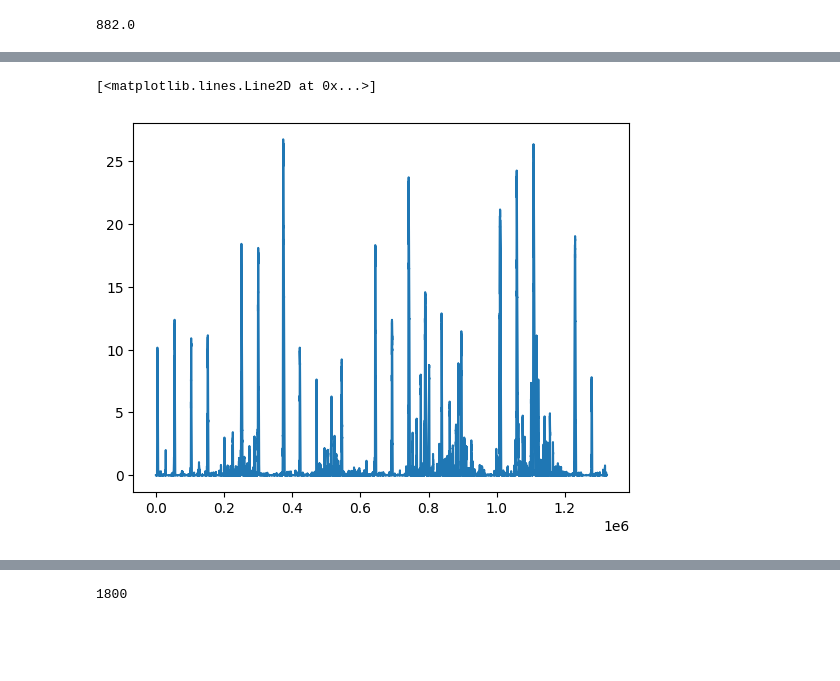
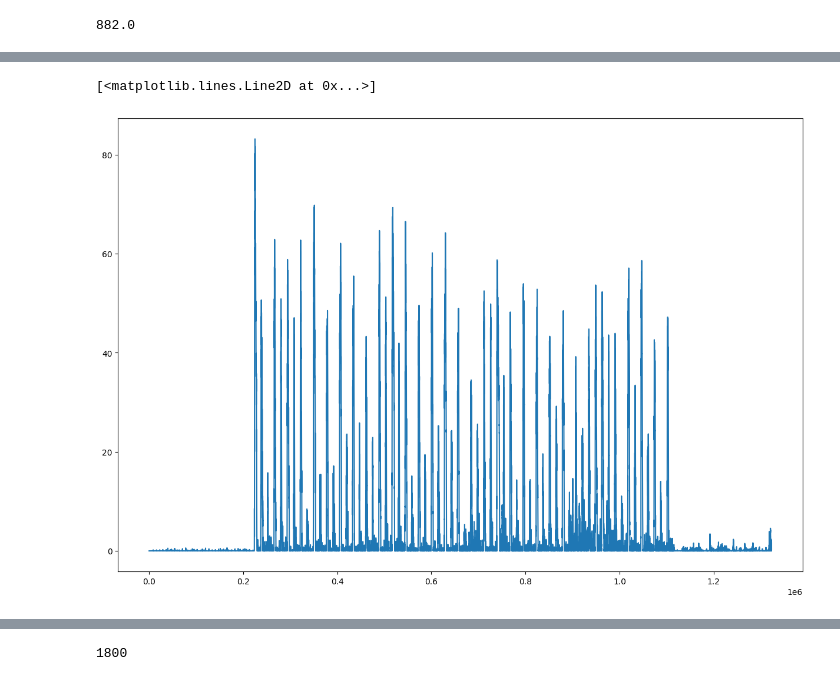
Before and after one commit to myprogrammerpersonality/RhythmMusicVisualizer, a Jupyter notebook: exp/main.ipynb, the cells around one changed output, grey strips where cells are left out. Cells and saved outputs as stored; diff of their text form; code cells hidden in the pictures; blank space fills up the shorter version.

```diff
--- a/exp/main.ipynb
+++ b/exp/main.ipynb
@@ -53,18 +80,23 @@ ax[2].legend()
 # %%
+fig, ax = plt.subplots(figsize=(15, 10))
+
 adj_val = 0
-back_rate = 0.01
+back_rate = 0.05
 new_vals = []
+last_max = 0
 
 for val in y_perc:
+    if val >= last_max:
+        last_max = val
     if val > 0:
         adj_val += val
     adj_val -= back_rate
     if adj_val < 0:
         adj_val = 0
     new_vals.append(adj_val)
+
+plt.plot(new_vals)
+# %% [output]
+[<matplotlib.lines.Line2D at 0x...>]
+[figure, added]
-# %%
-plt.plot(new_vals)
-# %% [output]
-[<matplotlib.lines.Line2D at 0x...>]
-[figure, removed]
 # %%
```
Also changed, not shown: parts of 7 cells of this notebook, 3 other files.
